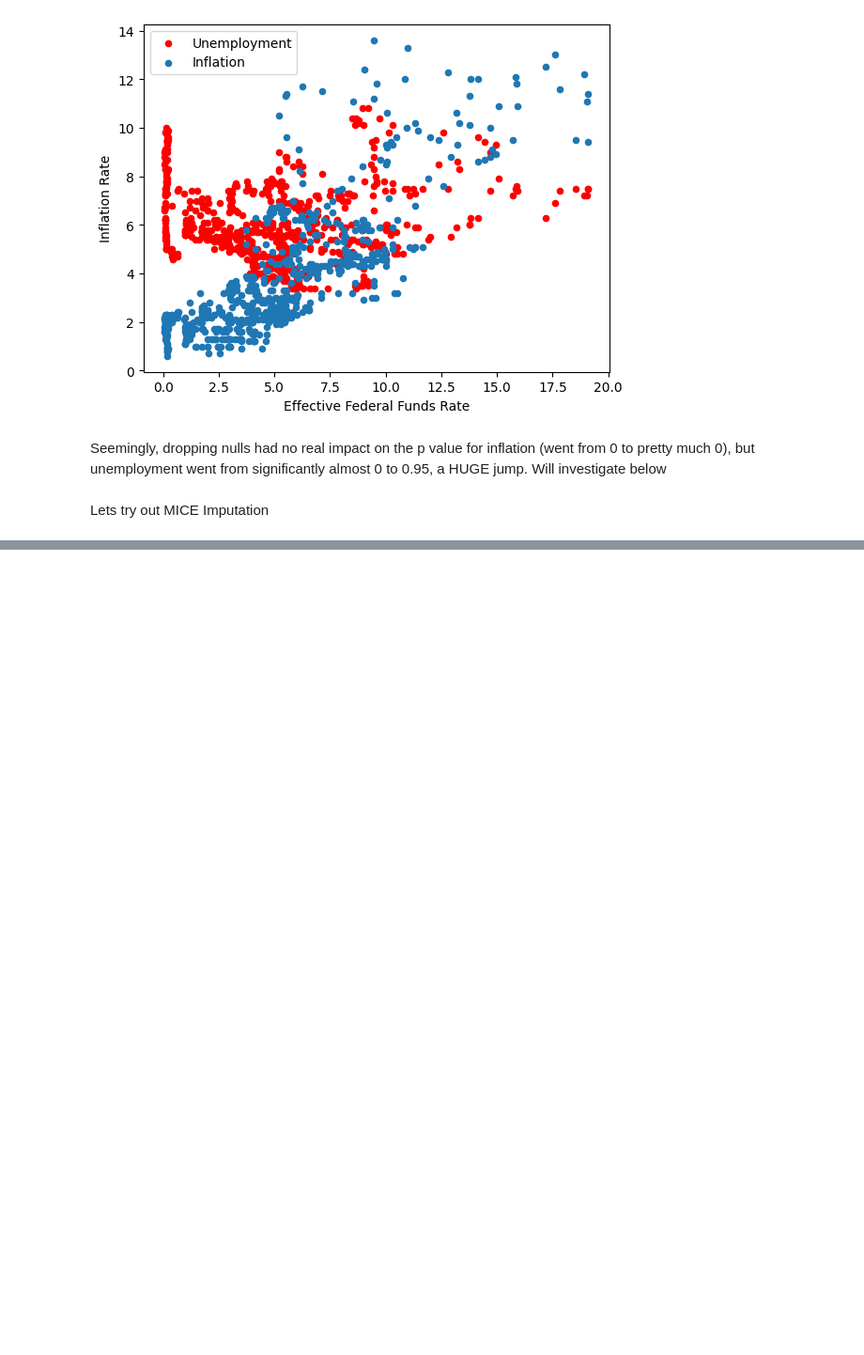
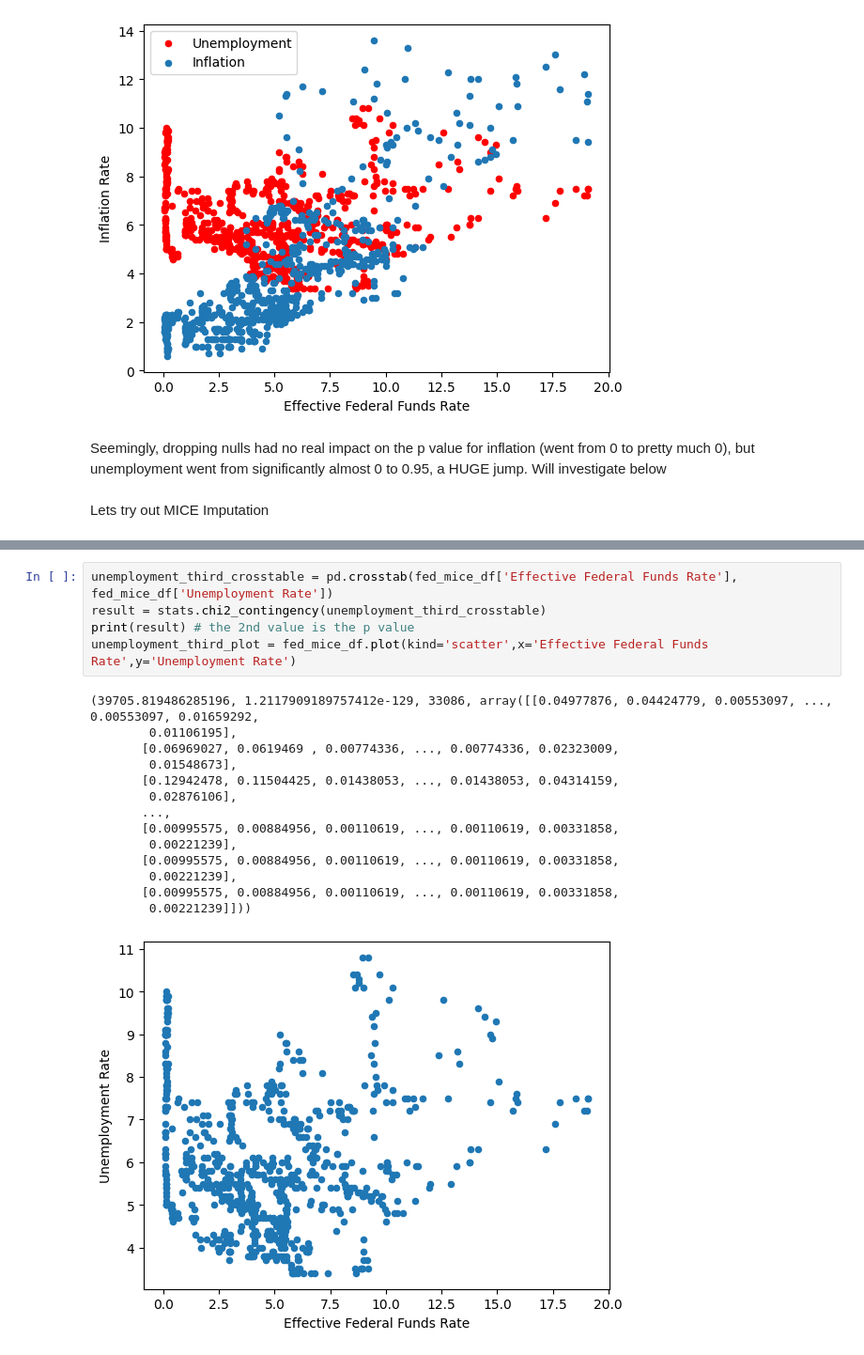
Before and after one commit to MosheKash/CMSC320FinalProject, a Jupyter notebook: Final_Project.ipynb, the cells around one changed output, grey strips where cells are left out. Shown at 94% size. Drawn from its saved outputs; the diff is of its cells as text; blank space fills up the shorter version.

```diff
--- a/Final_Project.ipynb
+++ b/Final_Project.ipynb
@@ -297,0 +343,20 @@ Lets try out MICE Imputation
+# %%
+unemployment_third_crosstable = pd.crosstab(fed_mice_df['Effective Federal Funds Rate'], fed_mice_df['Unemployment Rate'])
+result = stats.chi2_contingency(unemployment_third_crosstable)
+print(result) # the 2nd value is the p value
+unemployment_third_plot = fed_mice_df.plot(kind='scatter',x='Effective Federal Funds Rate',y='Unemployment Rate')
+# %% [output]
+(39705.819486285196, 1.2117909189757412e-129, 33086, array([[0.04977876, 0.04424779, 0.00553097, ..., 0.00553097, 0.01659292,
+        0.01106195],
+       [0.06969027, 0.0619469 , 0.00774336, ..., 0.00774336, 0.02323009,
+        0.01548673],
+       [0.12942478, 0.11504425, 0.01438053, ..., 0.01438053, 0.04314159,
+        0.02876106],
+       ...,
+       [0.00995575, 0.00884956, 0.00110619, ..., 0.00110619, 0.00331858,
+        0.00221239],
+       [0.00995575, 0.00884956, 0.00110619, ..., 0.00110619, 0.00331858,
+        0.00221239],
+       [0.00995575, 0.00884956, 0.00110619, ..., 0.00110619, 0.00331858,
+        0.00221239]]))
+[figure, added]
```
Also changed, not shown: parts of 4 cells of this notebook.
